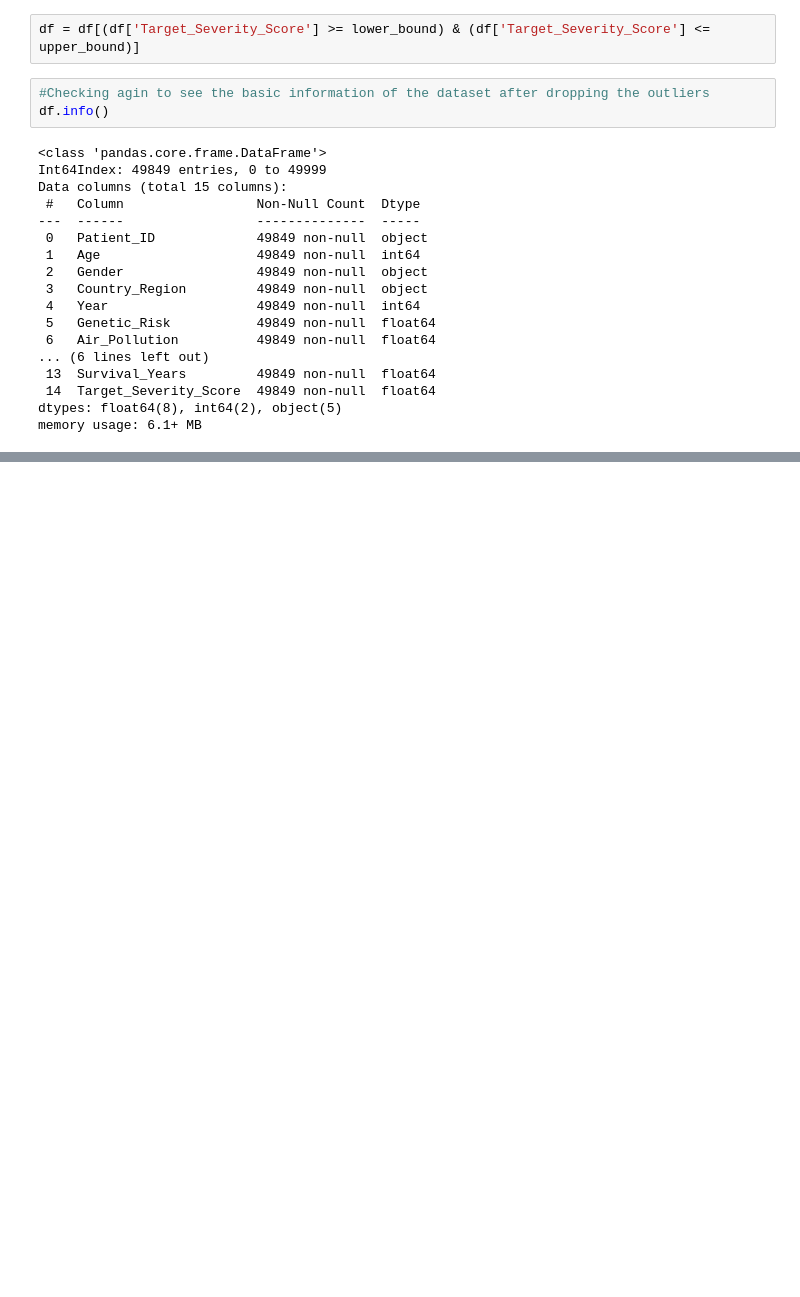
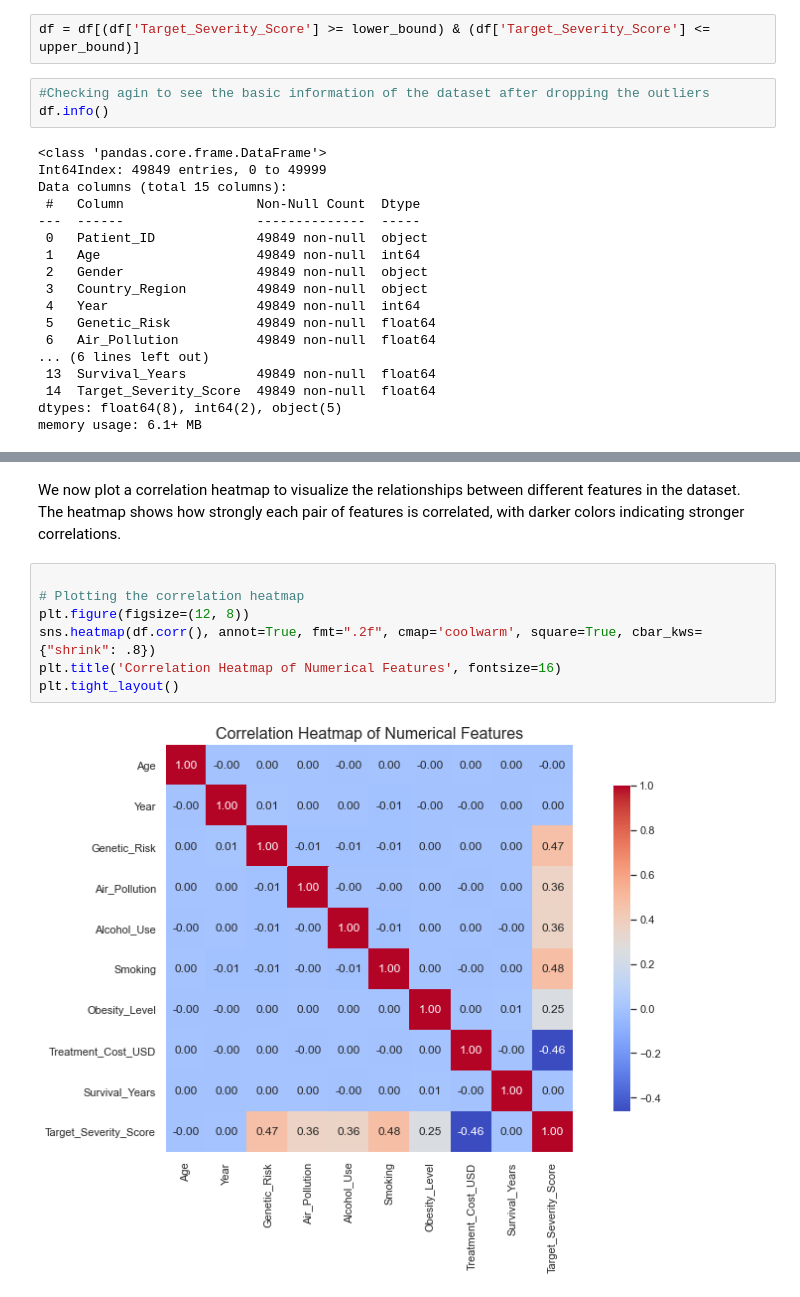
Before and after one commit to Lyster-01/phase3project, a Jupyter notebook: student.ipynb, the cells around one changed output, grey strips where cells are left out. Cells and saved outputs as stored; diff of their text form; blank space fills up the shorter version.

```diff
--- a/student.ipynb
+++ b/student.ipynb
@@ -196,0 +306,11 @@ memory usage: 6.1+ MB
+# %% [markdown]
+We now plot a correlation heatmap to visualize the relationships between different features in the dataset. The heatmap shows how strongly each pair of features is correlated, with darker colors indicating stronger correlations.
+# %%
+
+# Plotting the correlation heatmap
+plt.figure(figsize=(12, 8))
+sns.heatmap(df.corr(), annot=True, fmt=".2f", cmap='coolwarm', square=True, cbar_kws={"shrink": .8})
+plt.title('Correlation Heatmap of Numerical Features', fontsize=16)
+plt.tight_layout()
+# %% [output]
+[figure, added]
```
Also changed, not shown: parts of 30 cells of this notebook.
